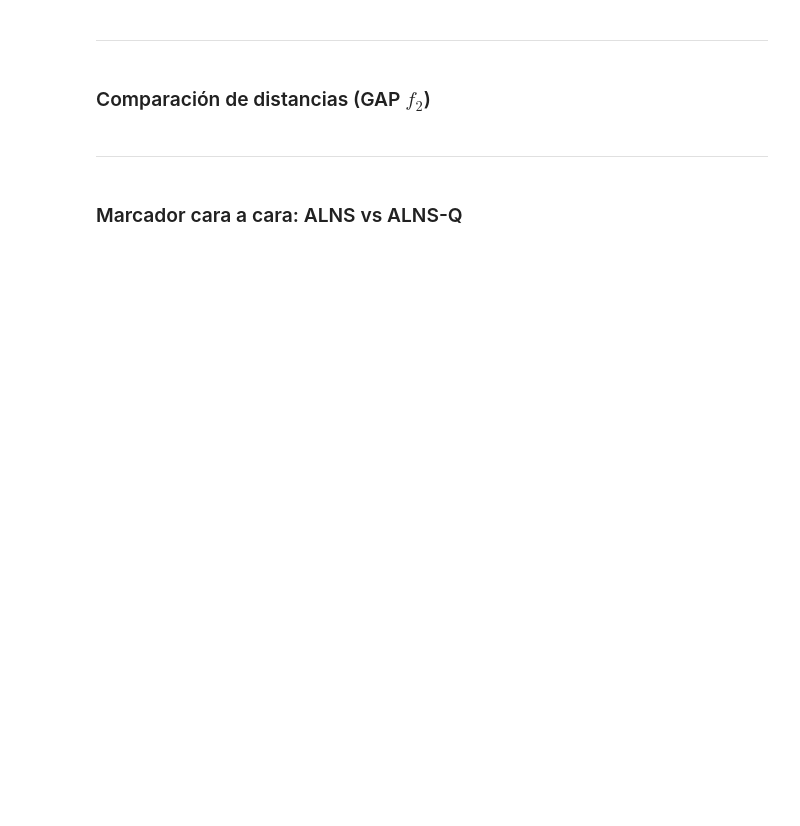
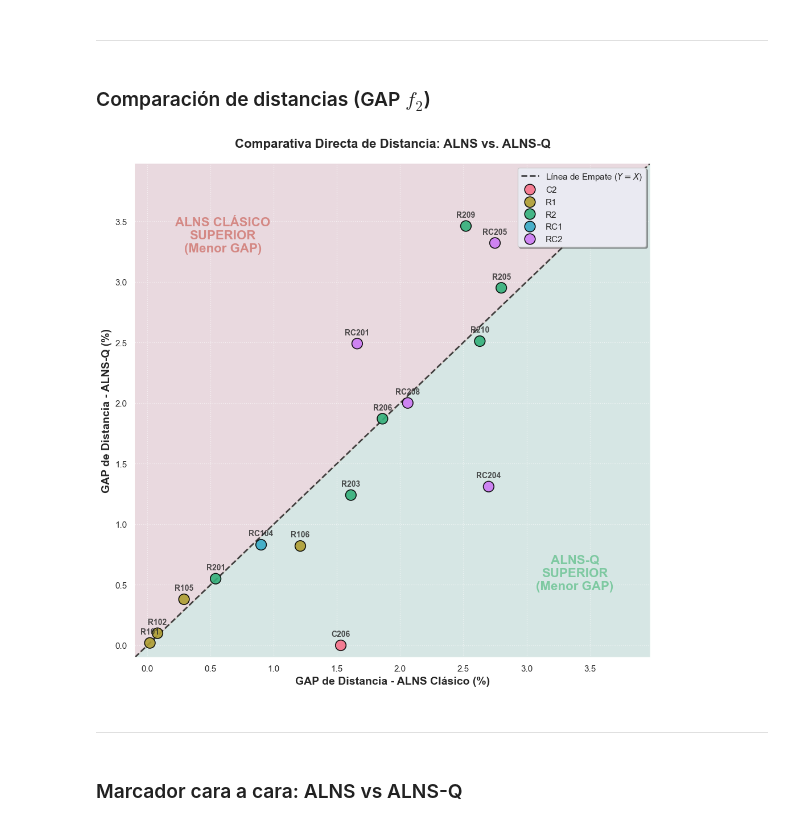
Before and after one commit to JoseFrancisc0/PFC_VPRTW, a Jupyter notebook: Experiments/analisis_experimentos.ipynb, the cells around one changed output. Drawn from its saved outputs; the diff is of its cells as text; code cells hidden in the pictures; blank space fills up the shorter version.

```diff
--- a/Experiments/analisis_experimentos.ipynb
+++ b/Experiments/analisis_experimentos.ipynb
@@ -432,34 +475,36 @@ sns.scatterplot(
     s=180,
     edgecolor='black',
     linewidth=1.2,
     alpha=0.9,
     zorder=3
 )
 
 for i, fila in df_paridad.iterrows():
     plt.text(fila['CLASSIC_GAP_f2(%)'], fila['QLEARNING_GAP_f2(%)'] + (limite*0.015),
              fila['Instancia'].upper(),
              fontsize=10, fontweight='bold', ha='center', va='bottom', alpha=0.8, zorder=4)
 
 plt.text(limite * 0.85, limite * 0.15, 'ALNS-Q\nSUPERIOR\n(Menor GAP)',
          color='#27ae60', fontsize=16, fontweight='bold', ha='center', va='center', alpha=0.5)
 plt.text(limite * 0.15, limite * 0.85, 'ALNS CLÁSICO\nSUPERIOR\n(Menor GAP)',
          color='#c0392b', fontsize=16, fontweight='bold', ha='center', va='center', alpha=0.5)
 
-plt.title('Comparativa Directa de Distancia: ALNS Clásico vs. ALNS-Q',
+plt.title('Comparativa Directa de Distancia: ALNS vs. ALNS-Q',
           fontsize=16, fontweight='bold', pad=20)
 plt.xlabel('GAP de Distancia - ALNS Clásico (%)', fontsize=14, fontweight='bold')
 plt.ylabel('GAP de Distancia - ALNS-Q (%)', fontsize=14, fontweight='bold')
 
 plt.xlim(limite_inferior, limite)
 plt.ylim(limite_inferior, limite)
 plt.grid(True, linestyle=':', alpha=0.6, zorder=0)
 
 plt.legend(loc='upper right', framealpha=1, shadow=True, fontsize=11)
 
 plt.tight_layout()
 plt.savefig("imgs/Scatter_Comp_f2.png", dpi=300, bbox_inches='tight')
 plt.show()
+# %% [output]
+[figure, added]
 # %% [markdown]
 ---
 # %% [markdown]
```
Also changed, not shown: parts of 9 cells of this notebook, 2 other files.
